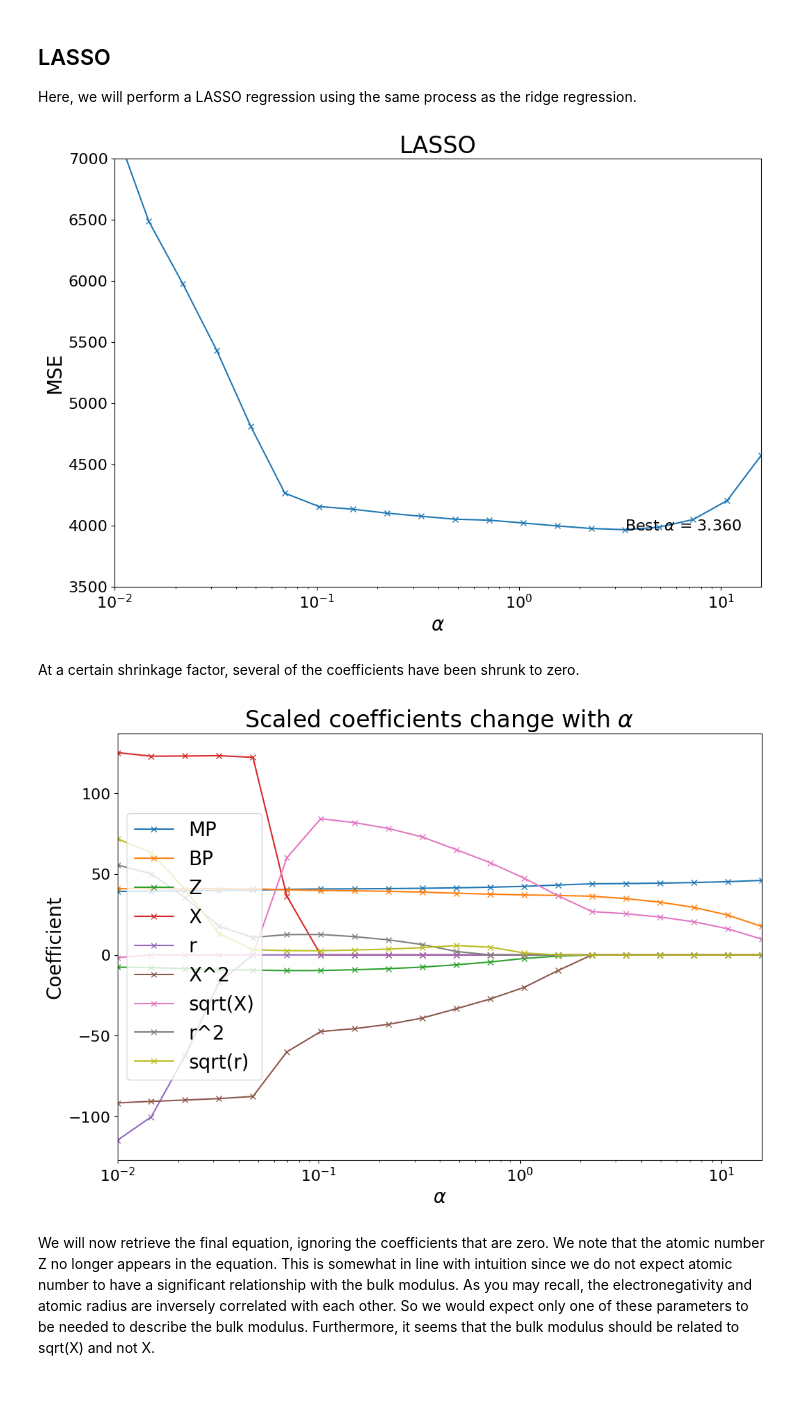
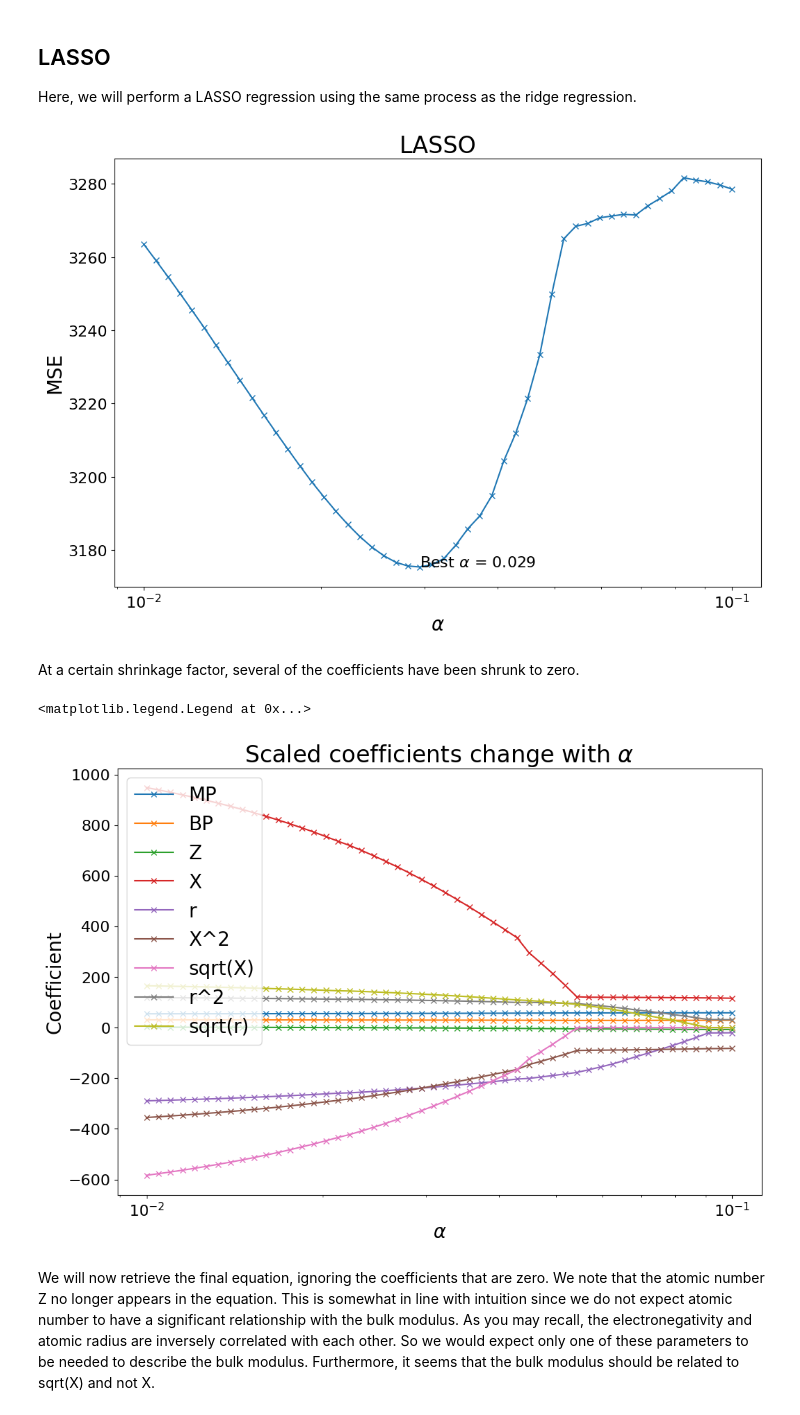
Before and after one commit to materialsvirtuallab/nano281, a Jupyter notebook: lectures/notebooks/Lecture 03 - Linear methods.ipynb, the cells around one changed output. Cells and saved outputs as stored; diff of their text form; code cells hidden in the pictures.

```diff
--- a/lectures/notebooks/Lecture 03 - Linear methods.ipynb
+++ b/lectures/notebooks/Lecture 03 - Linear methods.ipynb
@@ -289,20 +319,17 @@ from sklearn.model_selection import KFold, cross_validate
 
 cv_results = []
 coeffs = []
-alphas = np.logspace(-2, 2, 71)
+alphas = np.logspace(-4, -1, 71)
 kfold = KFold(n_splits=10, shuffle=True, random_state=42)
 
 for alpha in alphas:
     ridge = linear_model.Ridge(alpha=alpha, max_iter=10000)
-    ridge.fit(z, y)
-    scores = cross_validate(ridge, z, y, cv=kfold, scoring="neg_mean_squared_error")
-    cv_results.append([alpha, -np.mean(scores["test_score"]), *list(ridge.coef_)])
+    scores = cross_validate(ridge, z_train, y_train, cv=kfold, scoring="neg_mean_squared_error")
+    cv_results.append([alpha, -np.mean(scores["test_score"])])
 
-cv_results = pd.DataFrame(cv_results, columns=["alpha", "score", *features])
+cv_results = pd.DataFrame(cv_results, columns=["alpha", "score"])
 f, ax = plt.subplots(figsize=(12, 8))
 plt.plot(cv_results["alpha"], cv_results["score"], "-x")
-plt.xlim([1e-2, 10**1.8])
-plt.ylim((4000, 4800))
 plt.xscale(r"log")
 plt.xlabel(r"$\alpha$")
 plt.ylabel(r"MSE")
@@ -334,7 +368,7 @@ plt.ylim([-100, 100]);
 Using the best alpha, we will now regenerate the final relationship. Note that we have to rescale the intercepts and coefficients back to the unnormalized inputs (multiply all coefficients by the respective standard deviations of the inputs, and shift all means).
 # %%
 reg = linear_model.Ridge(alpha=best_alpha, max_iter=10000)
-reg.fit(z, y)
+reg.fit(z_train, y_train)
 
 real_coef = reg.coef_ / stds_  # convert back to unnormalized inputs
 real_interp = reg.intercept_ - means_.dot(real_coef)  # convert back to unnormalized inputs
@@ -348,18 +382,21 @@ Here, we will redo our MLR with cross validation and compare with the ridge regr
 # %%
-from sklearn.metrics import r2_score
 from sklearn.model_selection import cross_val_predict
 
 ridge = linear_model.Ridge(alpha=best_alpha, max_iter=10000)
-yhat_ridge = cross_val_predict(ridge, z, y, cv=kfold)
-r2_ridge = r2_score(y, yhat_ridge)
-mse_ridge = mean_squared_error(y, yhat_ridge)
-label_ridge = f"Ridge: $R^2$ = {r2_ridge:.3f}, MSE = {mse_ridge:.1f}"
+ridge.fit(z_train, y_train)
+yhat_train = ridge.predict(z_train)
+yhat_test = ridge.predict(z_test)
 
+r2_train = ridge.score(z_train, y_train)
+r2_test = ridge.score(z_test, y_test)
+
+mse_train = mean_squared_error(yhat_train, y_train)
+mse_test = mean_squared_error(yhat_test, y_test)
 f, ax = plt.subplots(figsize=(8, 8))
-plt.plot(y, yhat_mlr, "o", label=label_mlr)
-plt.plot(y, yhat_ridge, "o", label=label_ridge)
-l = plt.ylabel("$K_{predicted}$ (GPa)")
-l = plt.xlabel("$K$ (GPa)")
+plt.plot(y_train, yhat_train, "o", label=f"Train: $R^2$ = {r2_train:.3f}, MSE={mse_train:.1f}")
+plt.plot(y_test, yhat_test, "o", label=f"Test: $R^2$ = {r2_test:.3f}, MSE={mse_test:.1f}")
+plt.ylabel(r"$K_{predicted}$ (GPa)")
+plt.xlabel(r"$K$ (GPa)")
 plt.legend()
 plt.xlim([0, 410])
 plt.ylim([0, 410])
@@ -371,20 +408,18 @@ plt.plot([0, 410], [0, 410], "k--");
 
 Here, we will perform a LASSO regression using the same process as the ridge regression.
 # %%
-alphas = np.logspace(-2, 1.2, 20)
+alphas = np.logspace(-2, -1, 50)
 cv_results = []
 coeffs = []
 for alpha in alphas:
     lasso = linear_model.Lasso(alpha=alpha, max_iter=100000)
-    lasso.fit(z, y)
-    scores = cross_validate(lasso, z, y, cv=kfold, scoring="neg_mean_squared_error")
+    lasso.fit(z_train, y_train)
+    scores = cross_validate(lasso, z_train, y_train, cv=kfold, scoring="neg_mean_squared_error")
     cv_results.append([alpha, -np.mean(scores["test_score"]), *list(lasso.coef_)])
 
 cv_results = pd.DataFrame(cv_results, columns=["alpha", "score", *features])
 f, ax = plt.subplots(figsize=(12, 8))
 plt.plot(cv_results["alpha"], cv_results["score"], "-x")
-plt.xlim([1e-2, 10**1.2])
-plt.ylim((3500, 7000))
 plt.xscale("log")
 plt.xlabel(r"$\alpha$")
 plt.ylabel("MSE")
@@ -396,21 +431,21 @@ plt.annotate(
     fontsize=16,
 );
 # %% [output]
-[figure, old version]
+[figure, new version]
 # %% [markdown]
 At a certain shrinkage factor, several of the coefficients have been shrunk to zero.
 # %%
 f, ax = plt.subplots(figsize=(12, 8))
 for f in features:
     plt.plot(cv_results["alpha"], cv_results[f], "-x", label=f)
     plt.xscale("log")
     plt.xlabel(r"$\alpha$")
     plt.ylabel("Coefficient")
     plt.title(r"Scaled coefficients change with $\alpha$")
 plt.legend()
-plt.xlim([1e-2, 10**1.2]);
 # %% [output]
+<matplotlib.legend.Legend at 0x...>
-[figure, old version]
+[figure, new version]
 # %% [markdown]
 We will now retrieve the final equation, ignoring the coefficients that are zero. We note that the atomic number Z no longer appears in the equation. This is somewhat in line with intuition since we do not expect atomic number to have a significant relationship with the bulk modulus. As you may recall, the electronegativity and atomic radius are inversely correlated with each other. So we would expect only one of these parameters to be needed to describe the bulk modulus. Furthermore, it seems that the bulk modulus should be related to sqrt(X) and not X.
 # %%
```
Also changed, not shown: parts of 13 cells of this notebook, 2 other files.
